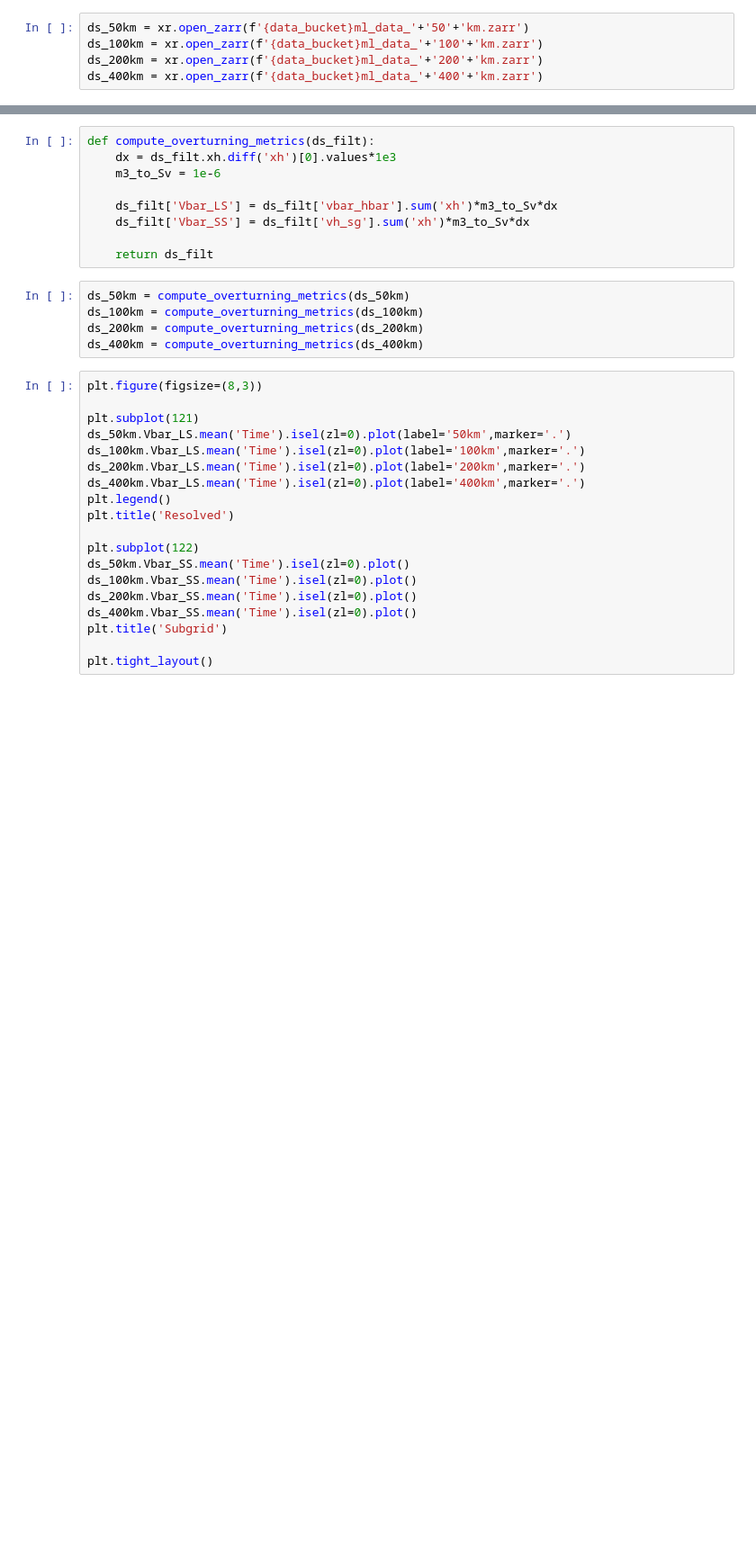
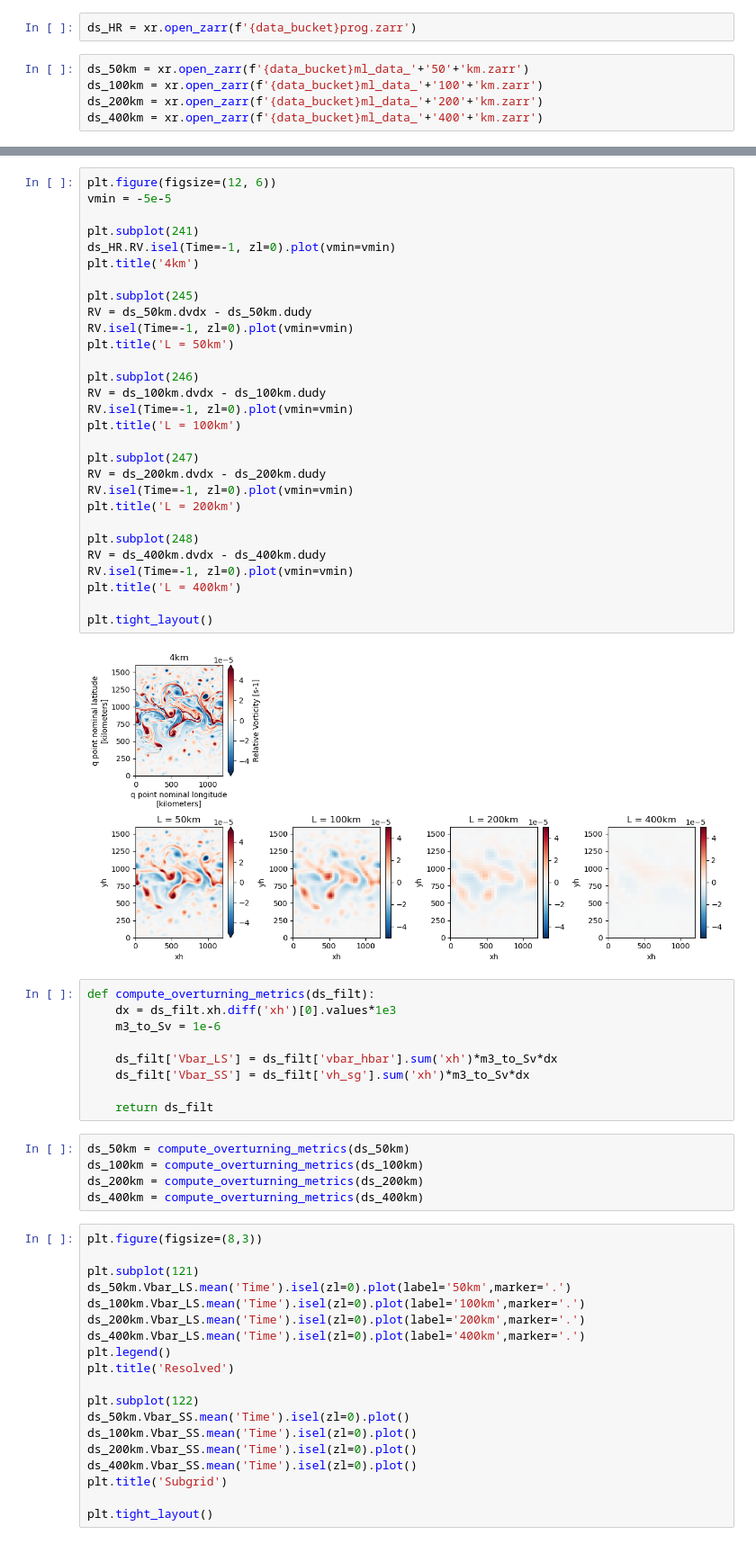
Before and after one commit to dhruvbalwada/mesoscale_buoyancy_param_ML, a Jupyter notebook: offline_analysis/MOM6_data_check.ipynb, the cells around one changed output, grey strips where cells are left out. Shown: that part at 90% size. Saved outputs shown, nothing was run; the diff lists cells and outputs as text; blank space fills up the shorter version.

```diff
--- a/offline_analysis/MOM6_data_check.ipynb
+++ b/offline_analysis/MOM6_data_check.ipynb
@@ -24,3 +24,5 @@ ds_tree = DataTree.from_dict(ds)
+# %%
+ds_HR = xr.open_zarr(f'{data_bucket}prog.zarr')
 # %%
 ds_50km = xr.open_zarr(f'{data_bucket}ml_data_'+'50'+'km.zarr')
 ds_100km = xr.open_zarr(f'{data_bucket}ml_data_'+'100'+'km.zarr')
@@ -49,3 +51,34 @@ Data variables: (12/20)
+# %%
+plt.figure(figsize=(12, 6))
+vmin = -5e-5
+
+plt.subplot(241)
+ds_HR.RV.isel(Time=-1, zl=0).plot(vmin=vmin)
+plt.title('4km')
+
+plt.subplot(245)
+RV = ds_50km.dvdx - ds_50km.dudy
+RV.isel(Time=-1, zl=0).plot(vmin=vmin)
+plt.title('L = 50km')
+
+plt.subplot(246)
+RV = ds_100km.dvdx - ds_100km.dudy
+RV.isel(Time=-1, zl=0).plot(vmin=vmin)
+plt.title('L = 100km')
+
+plt.subplot(247)
+RV = ds_200km.dvdx - ds_200km.dudy
+RV.isel(Time=-1, zl=0).plot(vmin=vmin)
+plt.title('L = 200km')
+
+plt.subplot(248)
+RV = ds_400km.dvdx - ds_400km.dudy
+RV.isel(Time=-1, zl=0).plot(vmin=vmin)
+plt.title('L = 400km')
+
+plt.tight_layout()
+# %% [output]
+[figure, added]
 # %%
 def compute_overturning_metrics(ds_filt):
     dx = ds_filt.xh.diff('xh')[0].values*1e3
```
Also changed, not shown: parts of 3 cells of this notebook, 14 other files.
